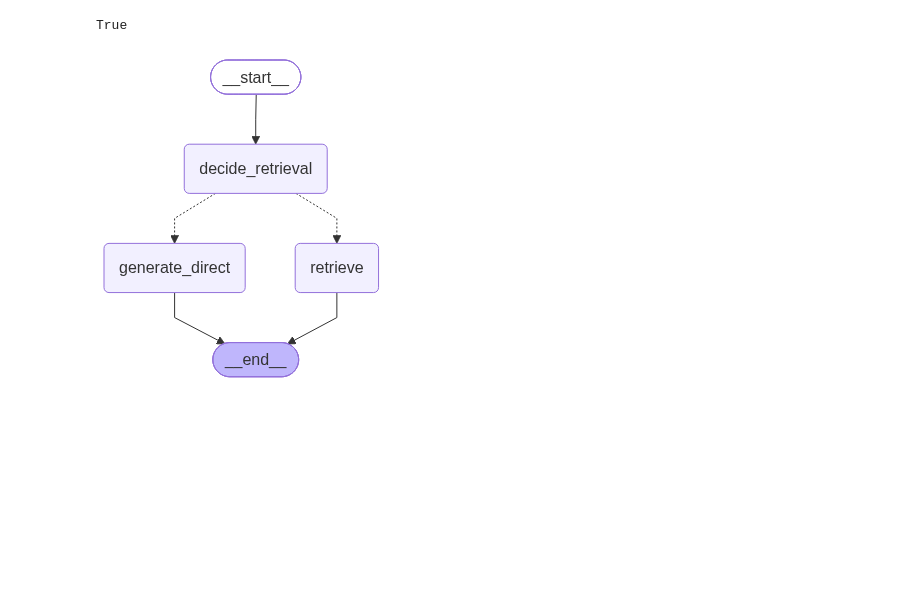
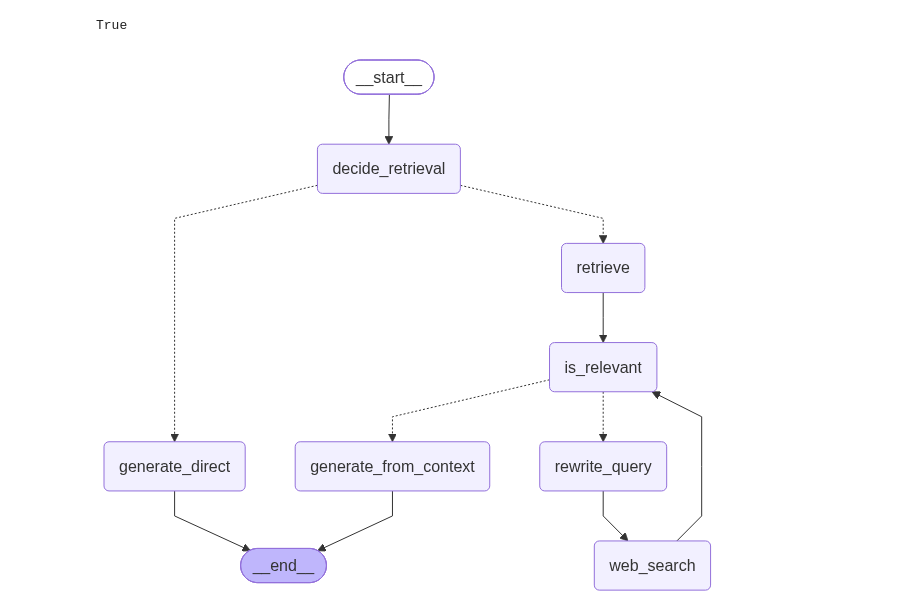
Before and after one commit to Abdullah-Jalal/Agentic_AI, a Jupyter notebook: yt-mcp-client/self_rag.ipynb, the cells around one changed output. Saved outputs shown, nothing was run; the diff lists cells and outputs as text; code cells hidden in the pictures; blank space fills up the shorter version.

```diff
--- a/yt-mcp-client/self_rag.ipynb
+++ b/yt-mcp-client/self_rag.ipynb
@@ -34,13 +36,18 @@ retriever = vector_store.as_retriever(search_kwargs={"k": 4})
 llm = ChatOpenAI(model="gpt-4o-mini", temperature=0)
 # %%
-
 class State(TypedDict):
     question: str
     need_retrieval: bool
 
     docs: List[Document]
+    relevant_docs: List[Document]
 
+    context: str
     answer: str
+
+    # web query & loop control
+    web_query: str
+    web_search_attempted: bool
 # %%
 class RetrieveDecision(BaseModel):
     should_retrieve: bool = Field(
@@ -102,23 +251,67 @@ def route_after_decide(state:State) -> Literal["generate_direct" , "retrieve"]:
+# %%
+def route_after_decide(state: State) -> Literal["generate_direct", "retrieve"]:
+    if state["need_retrieval"]:
+        return "retrieve"
+    return "generate_direct"
+
+def route_after_relevance(state: State) -> Literal["generate_from_context", "rewrite_query"]:
+    if state.get("relevant_docs") and len(state["relevant_docs"]) > 0:
+        return "generate_from_context"
+    # Loop protection: if web search was already attempted, route to generation directly
+    if state.get("web_search_attempted"):
+        return "generate_from_context"
+    return "rewrite_query"
 # %%
 g = StateGraph(State)
-g.add_node("decide_retrieval",decide_retreival)
-g.add_node("generate_direct",generate_direct)
-g.add_node("retrieve" , retrieve)
 
-g.add_edge(START , "decide_retrieval")
+g.add_node("decide_retrieval", decide_retrieval)
+g.add_node("generate_direct", generate_direct)
+g.add_node("retrieve", retrieve)
+
+g.add_node("is_relevant", is_relevant)
+g.add_node("generate_from_context", generate_from_context)
+
+# Fallback nodes
+g.add_node("rewrite_query", rewrite_query_node)
+g.add_node("web_search", web_search_node)
+
+# --------------------
+# Edges
+# --------------------
+g.add_edge(START, "decide_retrieval")
 
 g.add_conditional_edges(
     "decide_retrieval",
     route_after_decide,
     {
-        "generate_direct":"generate_direct",
-        "retrieve":"retrieve",
+        "generate_direct": "generate_direct",
+        "retrieve": "retrieve",
     },
 )
-g.add_edge("generate_direct",END)
-g.add_edge("retrieve",END)
+
+g.add_edge("generate_direct", END)
+
+# vector retrieval → relevance
+g.add_edge("retrieve", "is_relevant")
+
+# relevance router: if relevant → generate, else → rewrite_query
+g.add_conditional_edges(
+    "is_relevant",
+    route_after_relevance,
+    {
+        "generate_from_context": "generate_from_context",
+        "rewrite_query": "rewrite_query",
+    },
+)
+
+# web fallback path
+g.add_edge("rewrite_query", "web_search")
+g.add_edge("web_search", "is_relevant")  # 🔁 circle back
+
+# final
+g.add_edge("generate_from_context", END)
 
 app = g.compile()
 app
 # %% [output]
-[figure, old version]
+[figure, new version]
```
Also changed, not shown: parts of 13 cells of this notebook, 1 other file.
